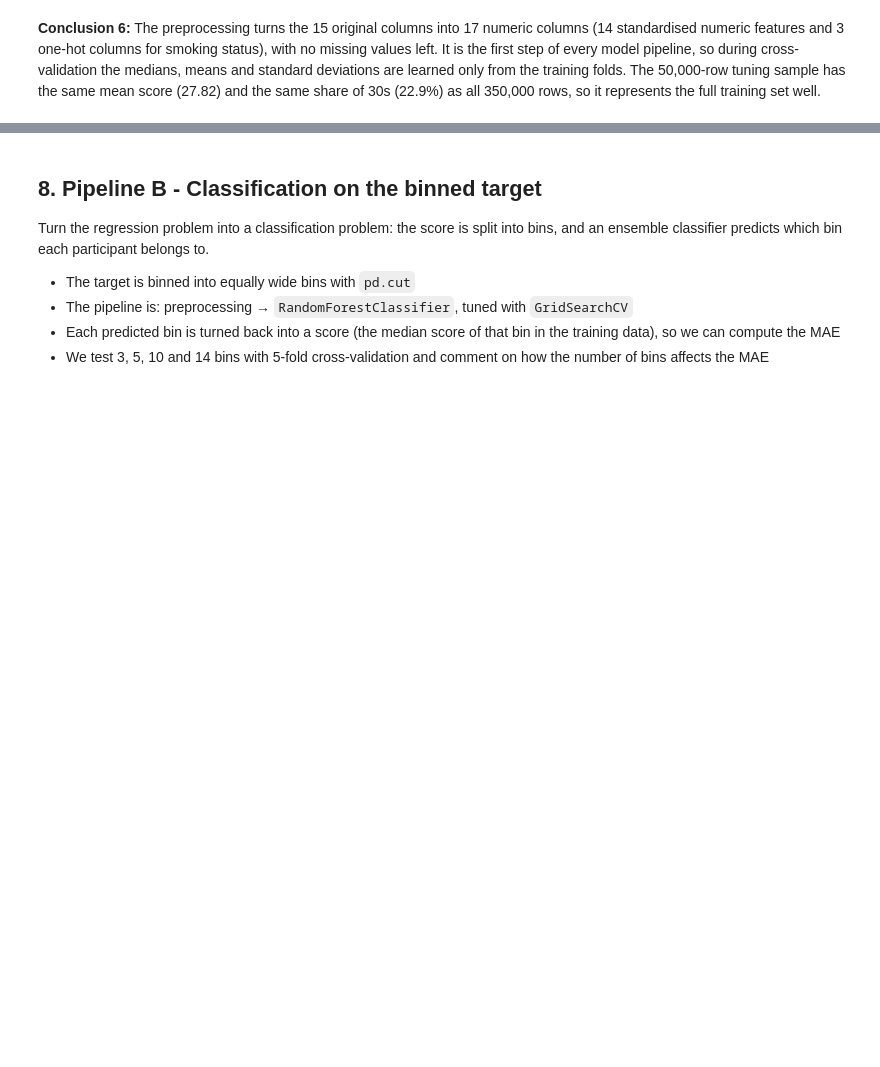
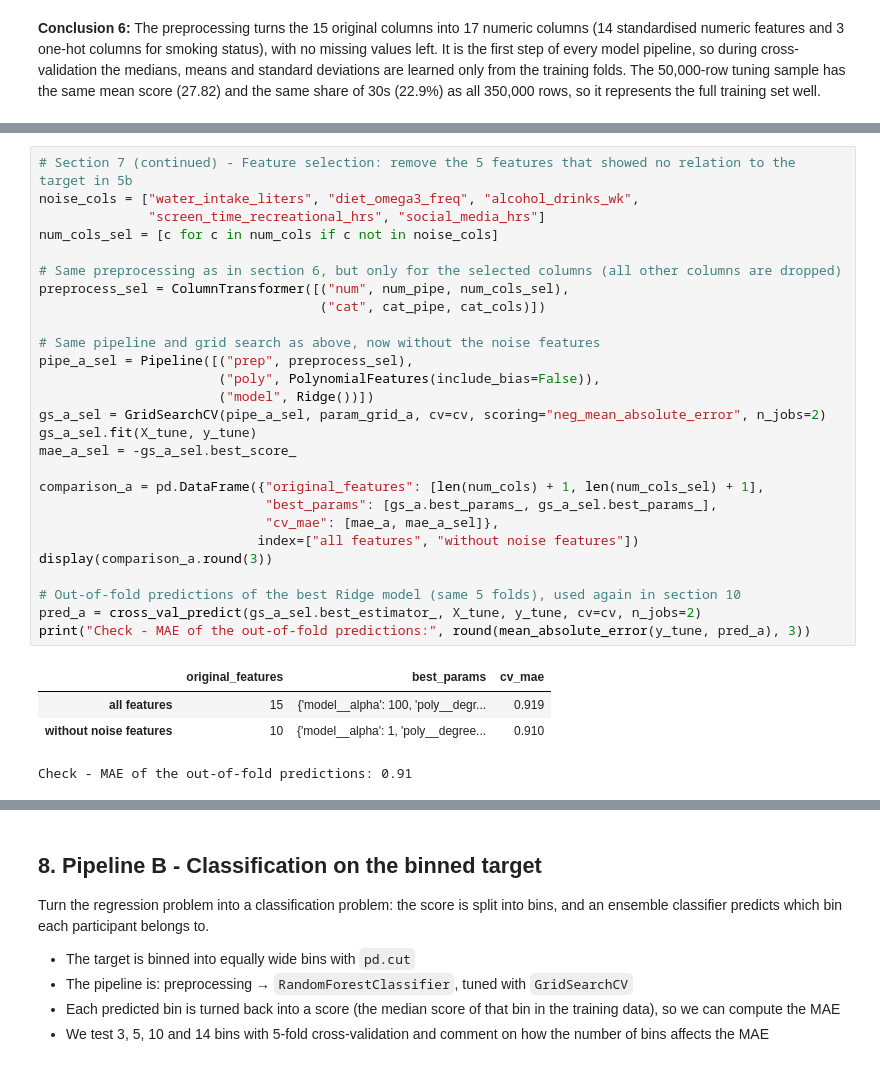
Before and after one commit to kacoew/DAT200-CAs, a Jupyter notebook: CA05_26H/CA5_Group6.ipynb, the cells around one changed output, grey strips where cells are left out. Saved outputs shown, nothing was run; the diff lists cells and outputs as text; blank space fills up the shorter version.

```diff
--- a/CA05_26H/CA5_Group6.ipynb
+++ b/CA05_26H/CA5_Group6.ipynb
@@ -448,0 +498,32 @@ Build our first model: a regression pipeline based on linear regression, which p
+# %%
+# Section 7 (continued) - Feature selection: remove the 5 features that showed no relation to the target in 5b
+noise_cols = ["water_intake_liters", "diet_omega3_freq", "alcohol_drinks_wk",
+              "screen_time_recreational_hrs", "social_media_hrs"]
+num_cols_sel = [c for c in num_cols if c not in noise_cols]
+
+# Same preprocessing as in section 6, but only for the selected columns (all other columns are dropped)
+preprocess_sel = ColumnTransformer([("num", num_pipe, num_cols_sel),
+                                    ("cat", cat_pipe, cat_cols)])
+
+# Same pipeline and grid search as above, now without the noise features
+pipe_a_sel = Pipeline([("prep", preprocess_sel),
+                       ("poly", PolynomialFeatures(include_bias=False)),
+                       ("model", Ridge())])
+gs_a_sel = GridSearchCV(pipe_a_sel, param_grid_a, cv=cv, scoring="neg_mean_absolute_error", n_jobs=2)
+gs_a_sel.fit(X_tune, y_tune)
+mae_a_sel = -gs_a_sel.best_score_
+
+comparison_a = pd.DataFrame({"original_features": [len(num_cols) + 1, len(num_cols_sel) + 1],
+                             "best_params": [gs_a.best_params_, gs_a_sel.best_params_],
+                             "cv_mae": [mae_a, mae_a_sel]},
+                            index=["all features", "without noise features"])
+display(comparison_a.round(3))
+
+# Out-of-fold predictions of the best Ridge model (same 5 folds), used again in section 10
+pred_a = cross_val_predict(gs_a_sel.best_estimator_, X_tune, y_tune, cv=cv, n_jobs=2)
+print("Check - MAE of the out-of-fold predictions:", round(mean_absolute_error(y_tune, pred_a), 3))
+# %% [output]
+|  | original_features | best_params | cv_mae |
+| all features | 15 | {'model__alpha': 100, 'poly__degr... | 0.919 |
+| without noise features | 10 | {'model__alpha': 1, 'poly__degree... | 0.910 |
+Check - MAE of the out-of-fold predictions: 0.91
```
Also changed, not shown: parts of 14 cells of this notebook.
